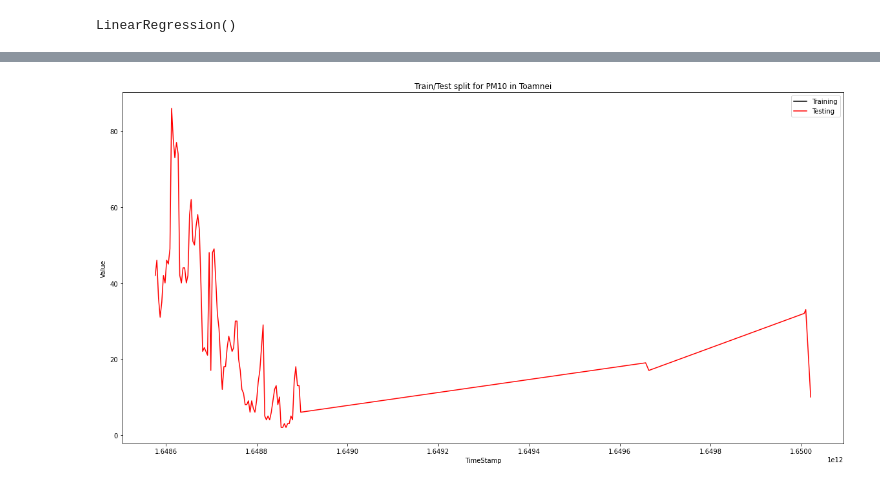
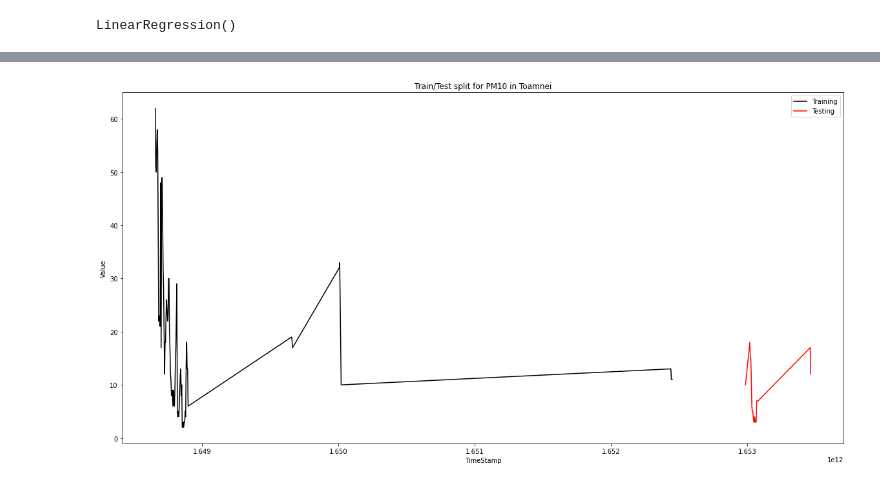
Before and after one commit to ValentinAdam/Licenta_Poluare, a Jupyter notebook: poluare_test16_size-play.ipynb, the cells around one changed output, grey strips where cells are left out. Drawn from its saved outputs; the diff is of its cells as text; code cells hidden in the pictures.

```diff
--- a/poluare_test16_size-play.ipynb
+++ b/poluare_test16_size-play.ipynb
@@ -335,23 +335,25 @@ pm10_toamnei.head(10)
 # %%
-train = pm10_toamnei[pm10_toamnei.get('_source.TimeStamp') < 1648123156000]
-test = pm10_toamnei[pm10_toamnei.get('_source.TimeStamp') >= 1648123156000]
+train = pm10_toamnei[pm10_toamnei.get('_source.TimeStamp') < 1652918400000]
+test = pm10_toamnei[pm10_toamnei.get('_source.TimeStamp') >= 1652918400000]
+# train = pm10_toamnei[pm10_toamnei.get('_source.TimeStamp') < 1648123156000]
+# test = pm10_toamnei[pm10_toamnei.get('_source.TimeStamp') >= 1648123156000]
 # train = pm10_toamnei[pm10_toamnei.index < dataframe_size*(3/4)]
 # test = pm10_toamnei[pm10_toamnei.index >= dataframe_size*(3/4)]
 
 
 import matplotlib.pyplot as plt
 plt.close("all")
 plt.figure(figsize=(20,10))
 plt.plot(train.get('_source.TimeStamp'), train.get('_source.Value'), color = "black", label = "Training")
 plt.plot(test.get('_source.TimeStamp'), test.get('_source.Value'), color = "red", label = "Testing")
 plt.xlabel("TimeStamp")
 plt.ylabel("Value")
 plt.title("Train/Test split for PM10 in Toamnei")
 plt.legend()
 plt.savefig('plots_updated/PM10_Toamnei_Split.jpg', bbox_inches = 'tight')
 plt.show()
 # %% [output]
-[figure, old version]
+[figure, new version]
 # %%
 pm10_toamnei = pm10[pm10.get('LocationName') == 'Toamnei']
 train = pm10_toamnei[pm10_toamnei.index < dataframe_size*(3/4)]
```
Also changed, not shown: parts of 21 cells of this notebook, 28 other files.
